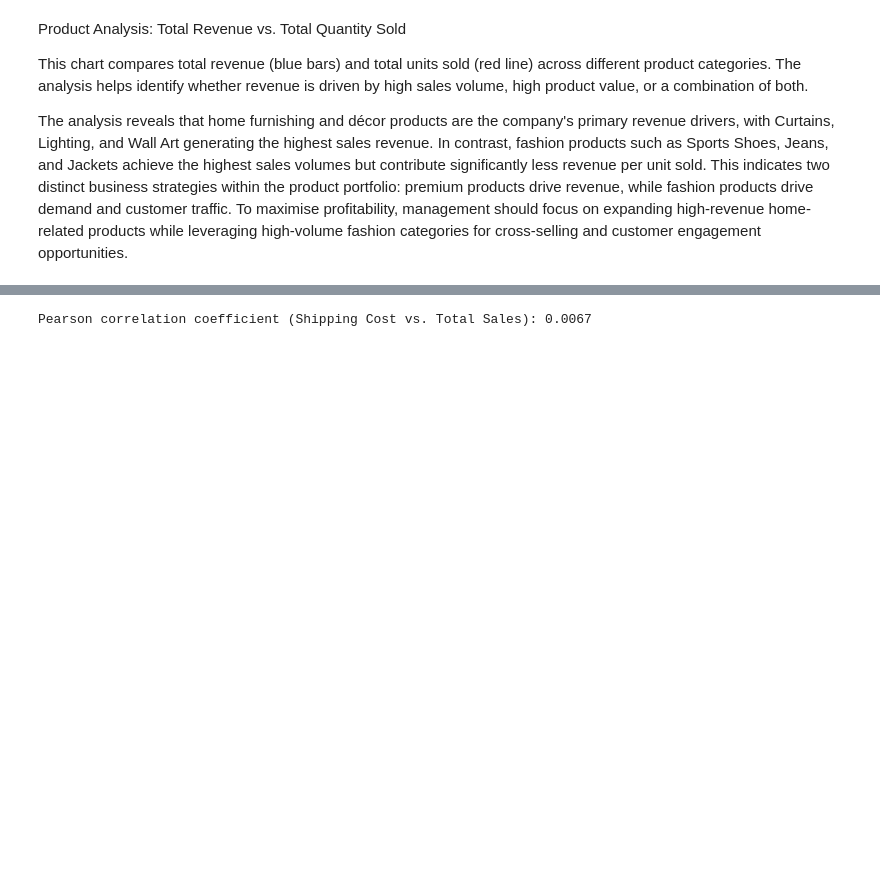
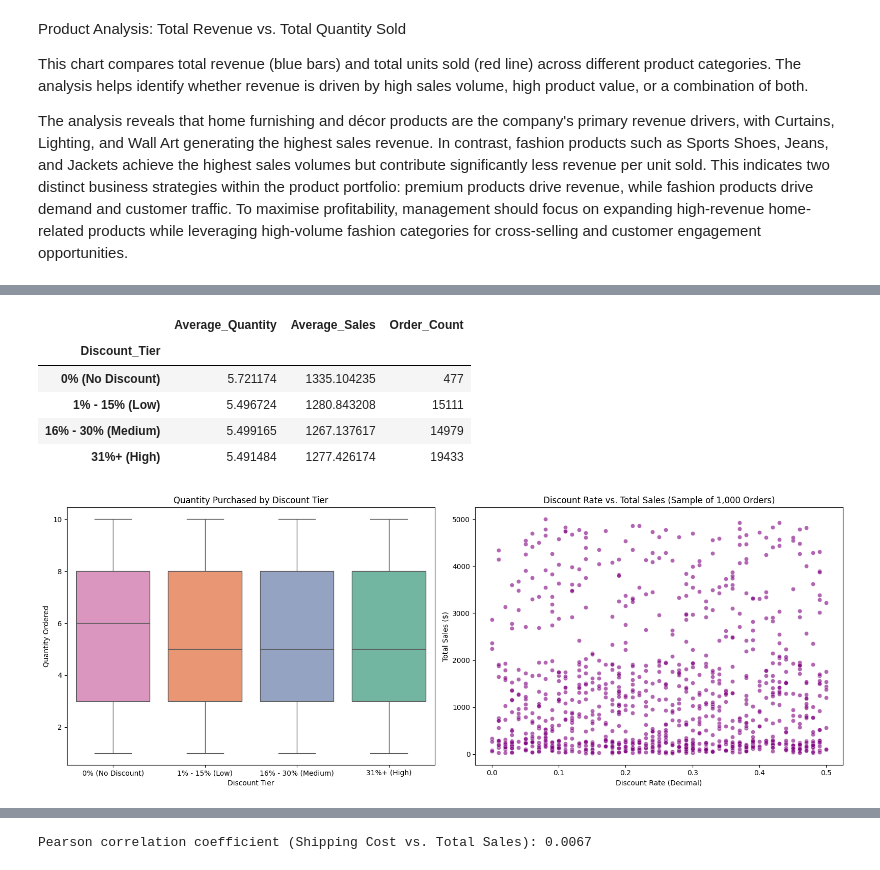
Before and after one commit to VY-MS123/NTUC_Capstone_MarketAnalysis, a Jupyter notebook: Capstone_Market.ipynb, the cells around one changed output, grey strips where cells are left out. Cells and saved outputs as stored; diff of their text form; code cells hidden in the pictures; blank space fills up the shorter version.

```diff
--- a/Capstone_Market.ipynb
+++ b/Capstone_Market.ipynb
@@ -399,0 +362,70 @@ plt.show()
+# %%
+import pandas as pd
+import matplotlib.pyplot as plt
+import seaborn as sns
+
+# Ensure we are using the primary purchase dataframe
+# Under user definition: total sales = price
+df['TotalSales'] = df['price']
+
+# 1. Calculate Correlation
+corr_qty = df['discount'].corr(df['quantity'])
+corr_sales = df['discount'].corr(df['TotalSales'])
+print(f"Correlation between Discount and Quantity Purchased: {corr_qty:.4f}")
+print(f"Correlation between Discount and Total Sales Revenue: {corr_sales:.4f}")
+
+# 2. Bin discounts to see categorical impact
+def bin_discount(discount):
+    if discount == 0:
+        return '0% (No Discount)'
+    elif discount <= 0.15:
+        return '1% - 15% (Low)'
+    elif discount <= 0.30:
+        return '16% - 30% (Medium)'
+    else:
+        return '31%+ (High)'
+
+df['Discount_Tier'] = df['discount'].apply(bin_discount)
+discount_grouped = df.groupby('Discount_Tier').agg(
+    Average_Quantity=('quantity', 'mean'),
+    Average_Sales=('TotalSales', 'mean'),
+    Order_Count=('order_id', 'count')
+).reindex(['0% (No Discount)', '1% - 15% (Low)', '16% - 30% (Medium)', '31%+ (High)'])
+
+print("\nSummary Statistics by Discount Tier:")
+display(discount_grouped)
+
+# 3. Visualization
+fig, axes = plt.subplots(1, 2, figsize=(16, 6))
+
+# Plot 1: Discount vs Quantity (Boxplot over Tiers)
+sns.boxplot(
+    data=df,
+    x='Discount_Tier',
+    y='quantity',
+    ax=axes[0],
+    order=['0% (No Discount)', '1% - 15% (Low)', '16% - 30% (Medium)', '31%+ (High)'],
+    palette='Set2',
+    hue='Discount_Tier',
+    legend=False
+)
+axes[0].set_title('Quantity Purchased by Discount Tier')
+axes[0].set_xlabel('Discount Tier')
+axes[0].set_ylabel('Quantity Ordered')
+
+# Plot 2: Scatter plot of Discount vs Total Sales (which equals price) to check overall distribution
+sns.scatterplot(
+    data=df.sample(1000, random_state=42),  # sample to avoid overplotting
+    x='discount',
+    y='TotalSales',
+    ax=axes[1],
+    alpha=0.6,
+    color='purple'
+)
+axes[1].set_title('Discount Rate vs. Total Sales (Sample of 1,000 Orders)')
+axes[1].set_xlabel('Discount Rate (Decimal)')
+axes[1].set_ylabel('Total Sales ($)')
+
+plt.tight_layout()
+plt.show()
+# %% [output]
@@ -399,0 +436,7 @@ plt.show()
+|  | Average_Quantity | Average_Sales | Order_Count |
+| Discount_Tier |  |  |  |
+| 0% (No Discount) | 5.721174 | 1335.104235 | 477 |
+| 1% - 15% (Low) | 5.496724 | 1280.843208 | 15111 |
+| 16% - 30% (Medium) | 5.499165 | 1267.137617 | 14979 |
+| 31%+ (High) | 5.491484 | 1277.426174 | 19433 |
+[figure, added]
```
Also changed, not shown: parts of 13 cells of this notebook.
